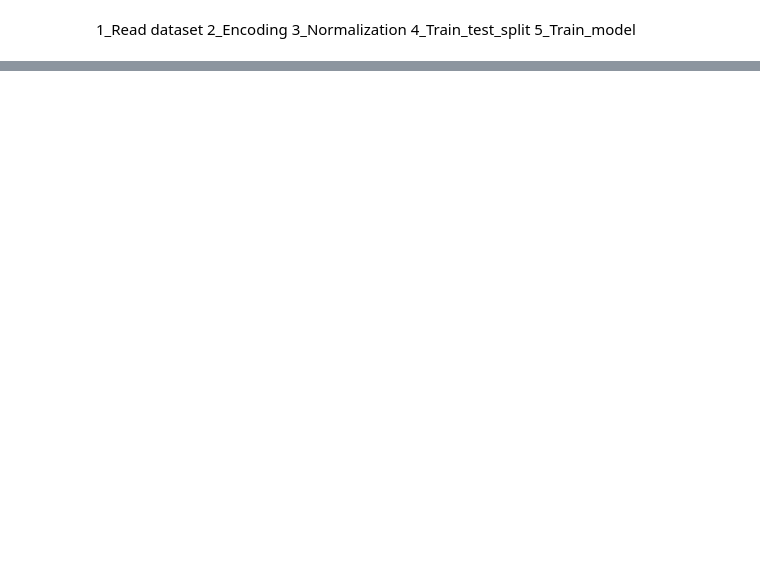
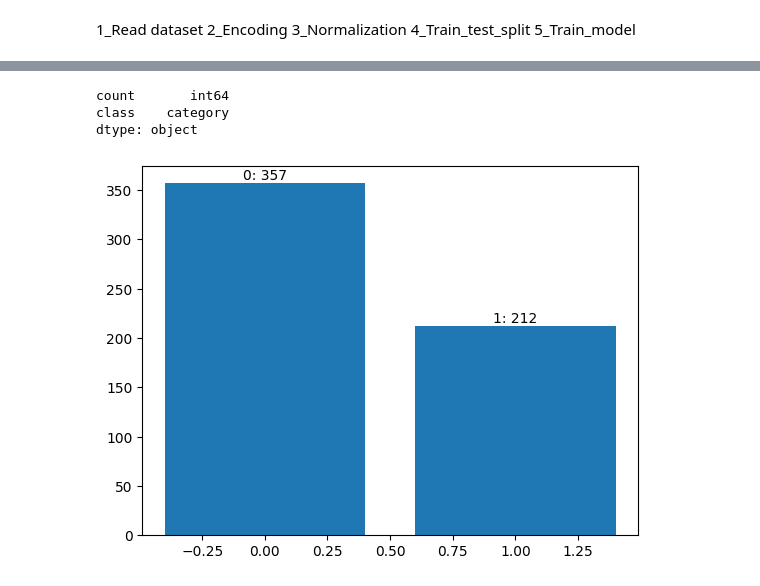
Before and after one commit to RolandTapie/EDA_and_ML, a Jupyter notebook: Projects/Project_ML/Repositories/Notebooks/machine_learning.ipynb, the cells around one changed output, grey strips where cells are left out. Cells and saved outputs as stored; diff of their text form; code cells hidden in the pictures; blank space fills up the shorter version.

```diff
--- a/Projects/Project_ML/Repositories/Notebooks/machine_learning.ipynb
+++ b/Projects/Project_ML/Repositories/Notebooks/machine_learning.ipynb
@@ -50,3 +49,4 @@ print(f"pca_dim : {pca_dim}")
 pca_variance = config.get_pca_variance()
 print(f"pca_variance : {pca_variance}")
 pca=config.use_pca()
+delete_columns = config.get_deleted_columns()
@@ -56,13 +73,20 @@ project_name = project_name + " version_"+ str(datetime.now().year) +"_"+ str(da
 report=Report(project_name)
 # %%
 df= dataset_reading(dataset)
+df=dataset_drop_unused_columns(df,delete_columns)
 cible=cible
 raw_features=df.drop(cible, axis=1)
 raw_features= dataset_object_to_categorical(raw_features)
 raw_features=dataset_na_fill(raw_features, cible)
-
-
 raw_targets=df[cible]
+# %%
+if modele_type=="classification":
+    dataset_target_representation(df,cible)
+# %% [output]
+count       int64
+class    category
+dtype: object
+[figure, added]
 # %%
 df = dataset_object_to_categorical(df)
 df=dataset_na_fill(df,cible)
```
Also changed, not shown: parts of 14 cells of this notebook, 8 other files.
